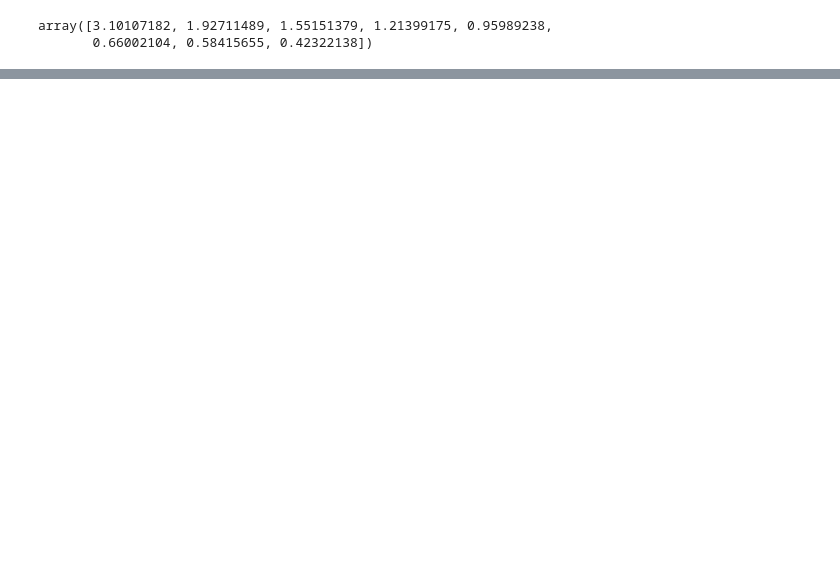
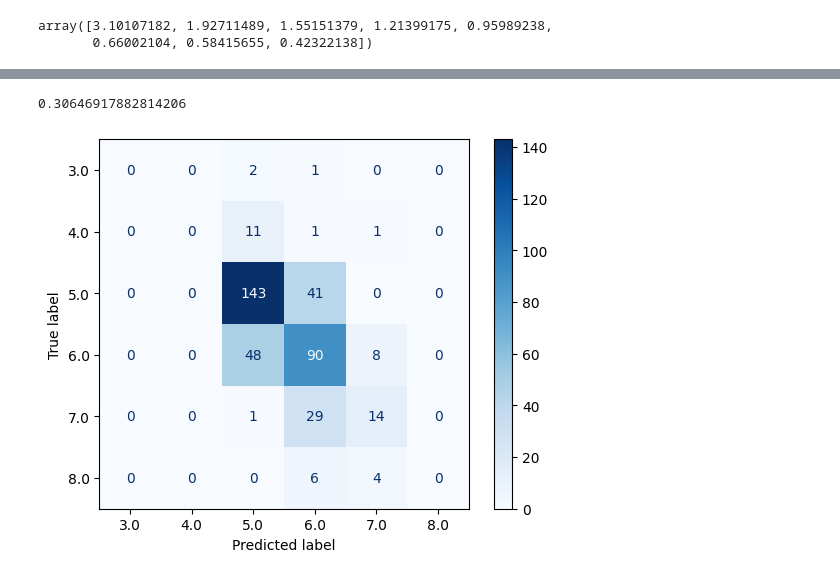
Before and after one commit to MaxSydneyDuerr/DHBW_MachineLearning, a Jupyter notebook: project.ipynb, the cells around one changed output, grey strips where cells are left out. Cells and saved outputs as stored; diff of their text form; code cells hidden in the pictures; blank space fills up the shorter version.

```diff
--- a/project.ipynb
+++ b/project.ipynb
@@ -107,0 +205,3 @@ neigh.score(X_test,y_test)
+# %%
+inscaled_y_pred_svr = scalerY.inverse_transform(pd.DataFrame(y_pred_svr)).round()
+inscaled_y_pred_svr
@@ -107,0 +226,12 @@ neigh.score(X_test,y_test)
+# %%
+r2_score(inscaled_y_test,inscaled_y_pred_svr)
+# %% [output]
+0.30646917882814206
+# %%
+from sklearn.metrics import ConfusionMatrixDisplay
+
+ConfusionMatrixDisplay.from_predictions(inscaled_y_test,inscaled_y_pred_svr,cmap='Blues')
+
+plt.show()
+# %% [output]
+[figure, added]
```
Also changed, not shown: parts of 12 cells of this notebook.
